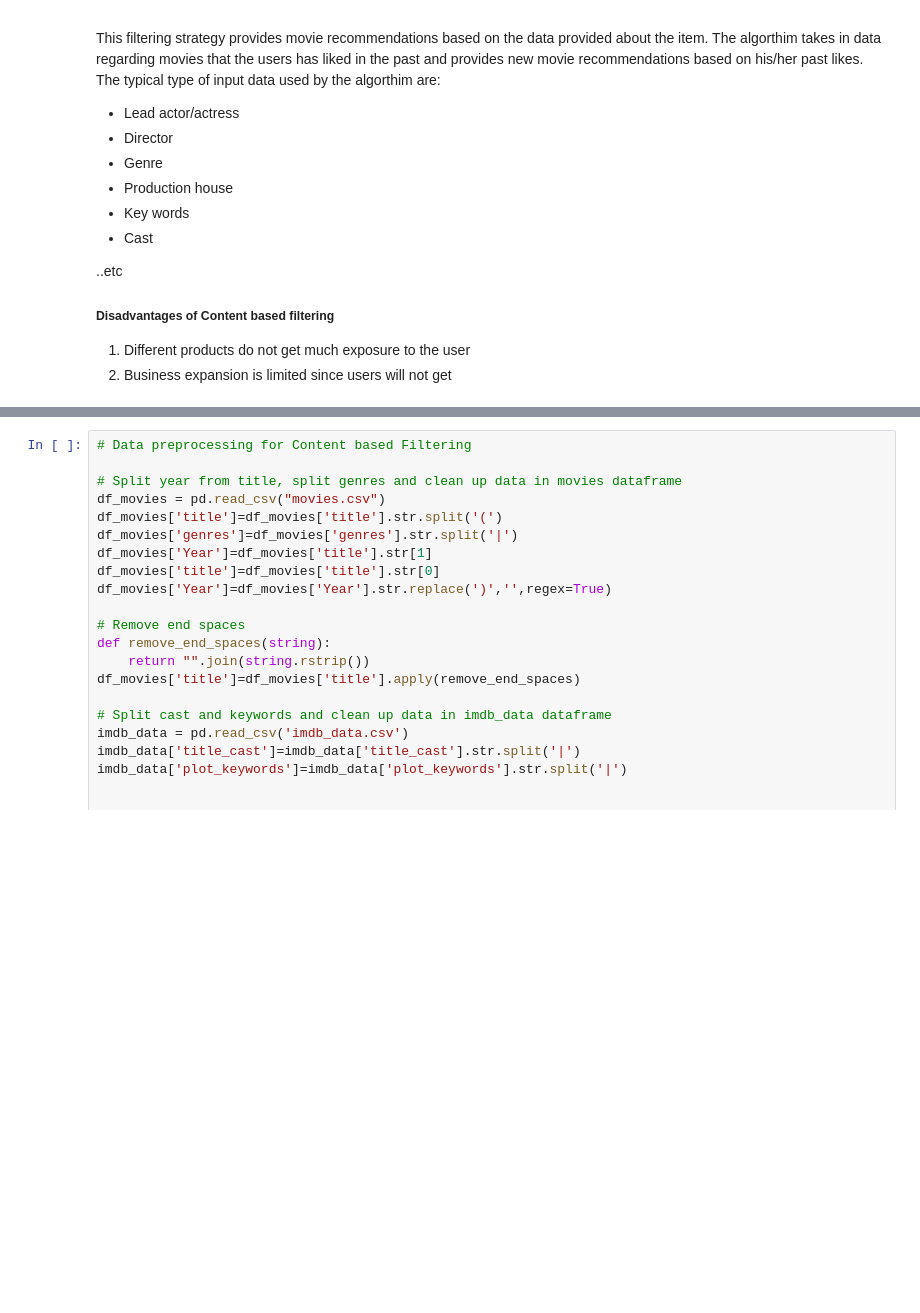
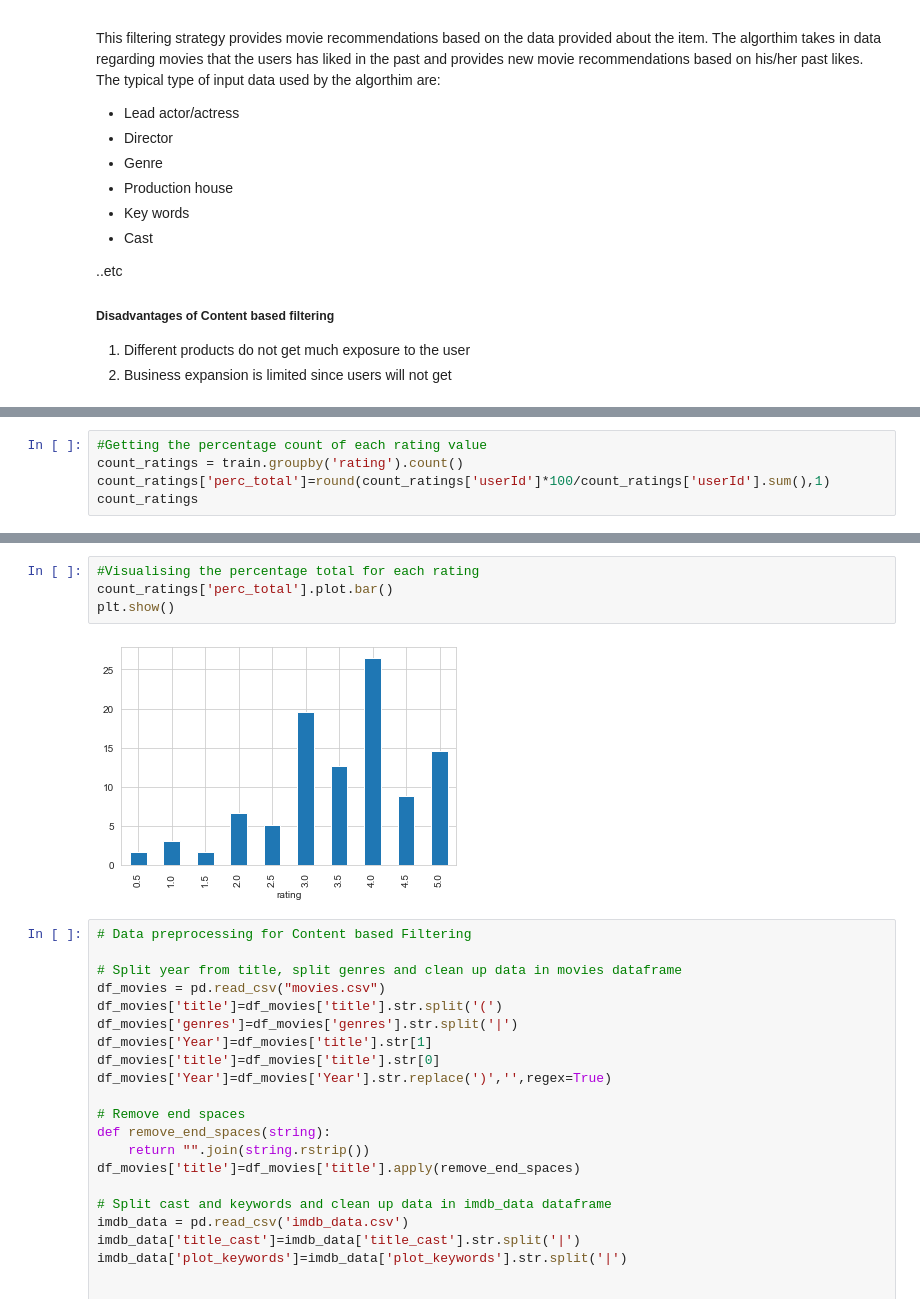
Before and after one commit to RogerA11/Streamlit-Movie-Recommendation-System, a Jupyter notebook: CBB5_Movie_Recommendation.ipynb, the cells around one changed output, grey strips where cells are left out. Cells and saved outputs as stored; diff of their text form; blank space fills up the shorter version.

```diff
--- a/CBB5_Movie_Recommendation.ipynb
+++ b/CBB5_Movie_Recommendation.ipynb
@@ -707,3 +720,8 @@ This filtering strategy provides movie recommendations based on the data provide
 2. Business expansion is limited since users will not get
 # %% [markdown]
 ![ContentBased.PNG](attachment:ContentBased.PNG)
+# %%
+#Getting the percentage count of each rating value
+count_ratings = train.groupby('rating').count()
+count_ratings['perc_total']=round(count_ratings['userId']*100/count_ratings['userId'].sum(),1)
+count_ratings
@@ -710,3 +741,9 @@ This filtering strategy provides movie recommendations based on the data provide
+# %%
+#Visualising the percentage total for each rating
+count_ratings['perc_total'].plot.bar()
+plt.show()
+# %% [output]
+[figure, added]
 # %%
 # Data preprocessing for Content based Filtering
 
```
Also changed, not shown: parts of 57 cells of this notebook.
